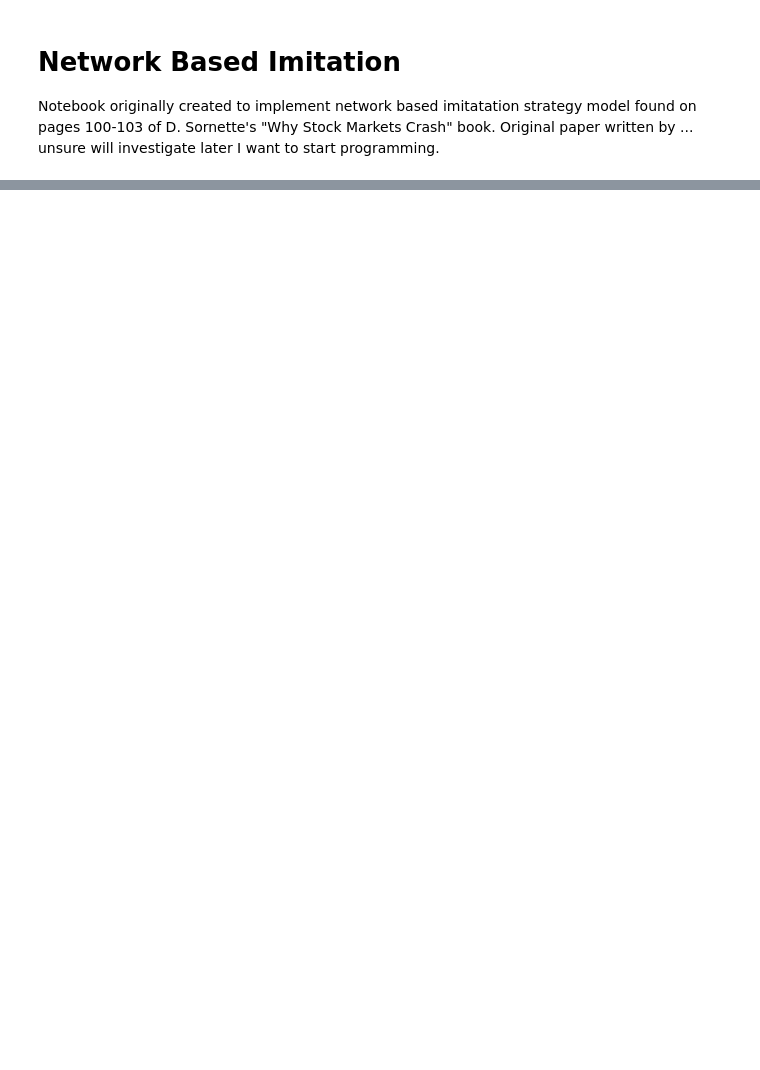
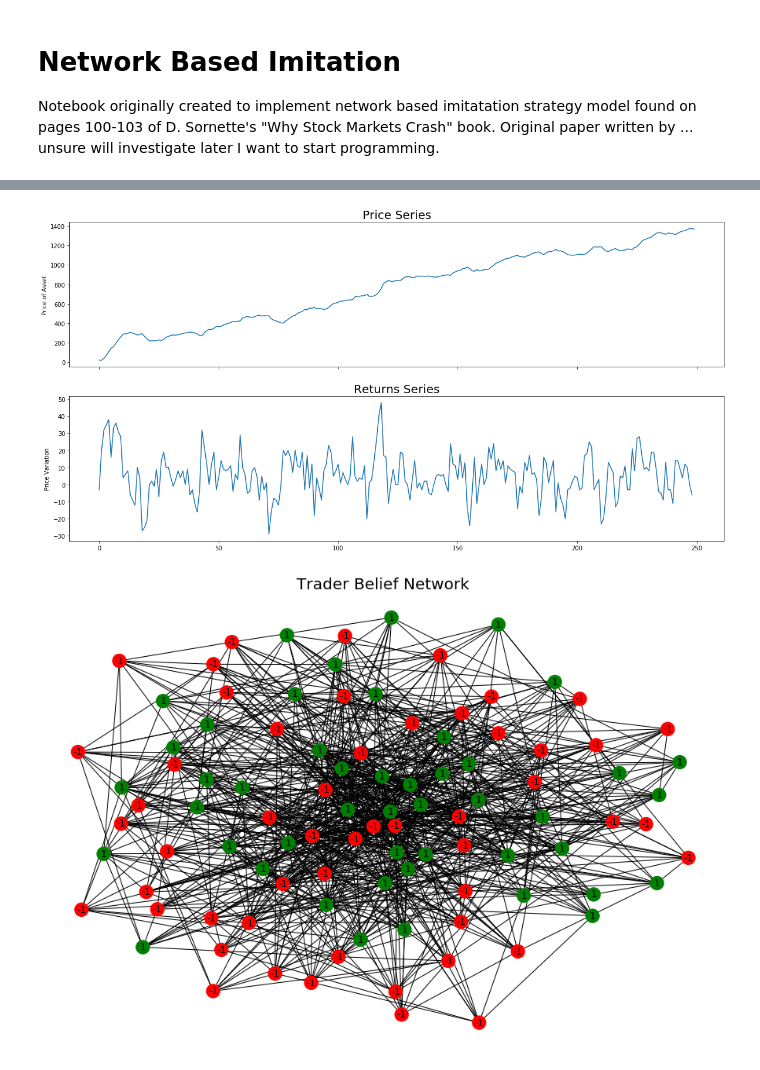
Before and after one commit to rickynoll/ising-models, a Jupyter notebook: imitation-strategy.ipynb, the cells around one changed output, grey strips where cells are left out. Saved outputs shown, nothing was run; the diff lists cells and outputs as text; code cells hidden in the pictures; blank space fills up the shorter version.

```diff
--- a/imitation-strategy.ipynb
+++ b/imitation-strategy.ipynb
@@ -67,0 +196,6 @@ trader_network.nodes[5]['belief']
+# %%
+trader_network = generate_network()
+run_simulation(individuality=33)
+# %% [output]
+[figure, added]
+[figure, added]
```
Also changed, not shown: parts of 36 cells of this notebook, 1 other file.
